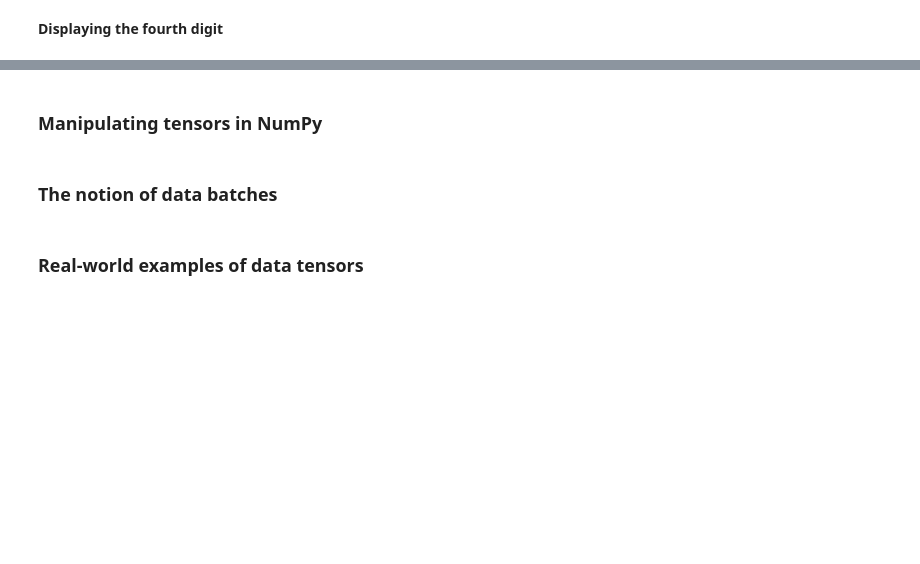
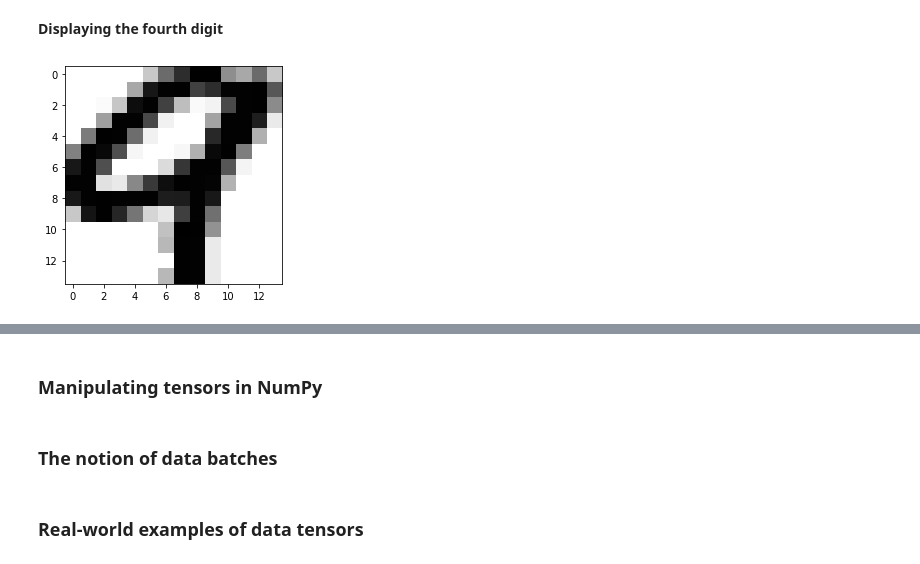
Before and after one commit to goblinss/deep-learning-with-python-notebooks, a Jupyter notebook: chapter02_mathematical-building-blocks.ipynb, the cells around one changed output, grey strips where cells are left out. Cells and saved outputs as stored; diff of their text form; code cells hidden in the pictures; blank space fills up the shorter version.

```diff
--- a/chapter02_mathematical-building-blocks.ipynb
+++ b/chapter02_mathematical-building-blocks.ipynb
@@ -160,8 +178,10 @@ train_images.dtype
 **Displaying the fourth digit**
 # %%
 import matplotlib.pyplot as plt
-digit = train_images[4]
+digit = train_images[4, 7:-7, 7:-7]
 plt.imshow(digit, cmap=plt.cm.binary)
 plt.show()
+# %% [output]
+[figure, added]
 # %%
 train_labels[4]
```
Also changed, not shown: parts of 10 cells of this notebook.
